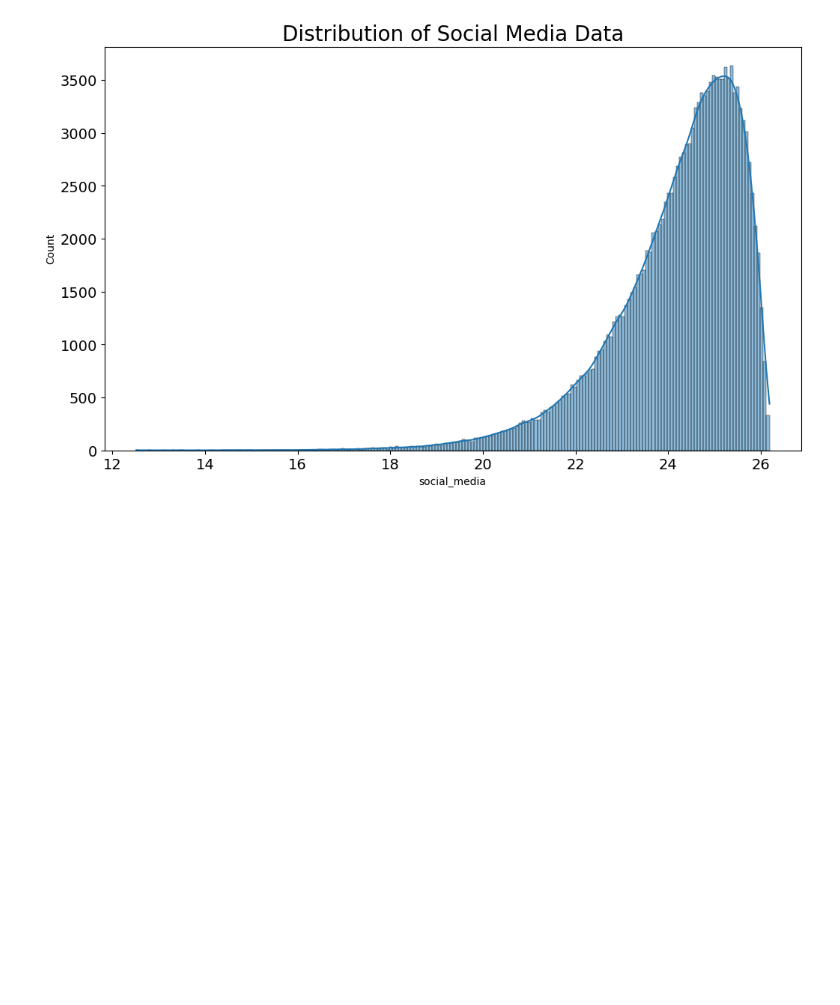
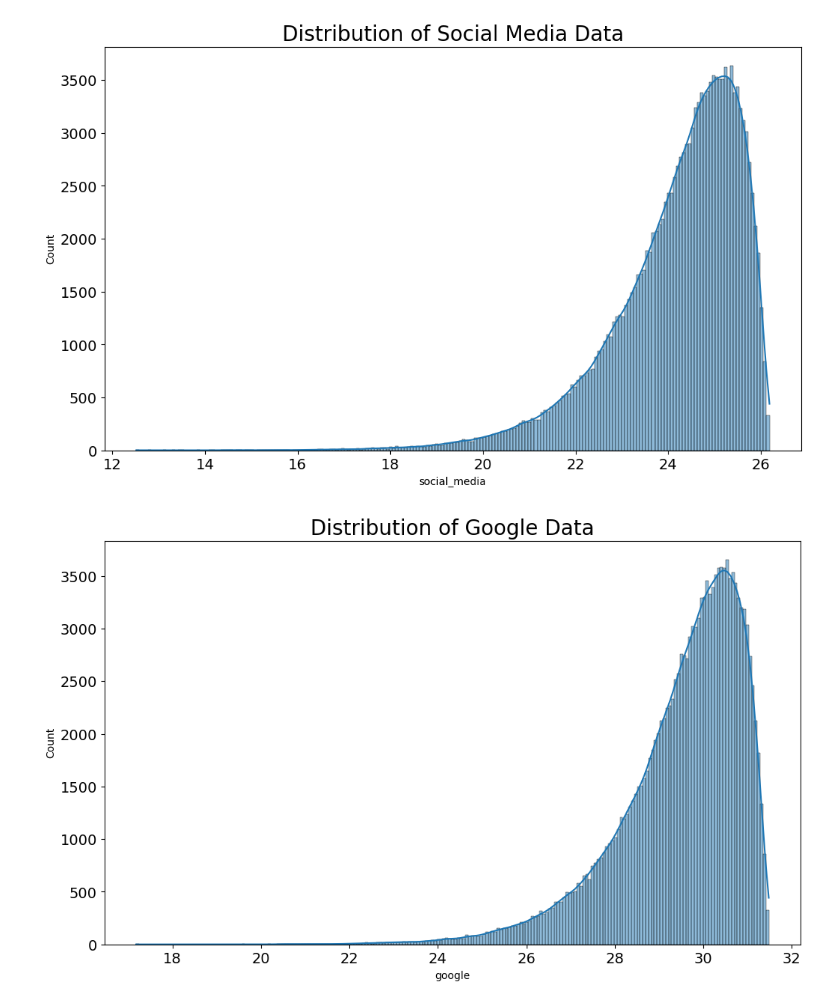
Before and after one commit to Basi10/Telecom-Data-Analysis, a Jupyter notebook: notebooks/overview_analysis.ipynb, the cells around one changed output. Saved outputs shown, nothing was run; the diff lists cells and outputs as text; code cells hidden in the pictures; blank space fills up the shorter version.

```diff
--- a/notebooks/overview_analysis.ipynb
+++ b/notebooks/overview_analysis.ipynb
@@ -188,3 +188,7 @@ plots.plot_hist(df=df, column='total_data',title='Distribution of Total Data')
 plots.plot_hist(df=df, column='social_media', title='Distribution of Social Media Data')
 # %% [output]
 [figure]
+# %%
+plots.plot_hist(df=df, column='google', title='Distribution of Google Data')
+# %% [output]
+[figure, added]
```
Also changed, not shown: parts of 63 cells of this notebook.
